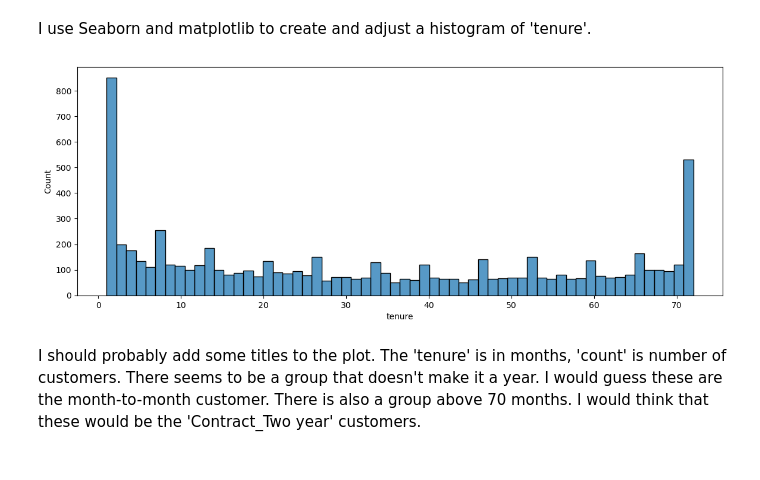
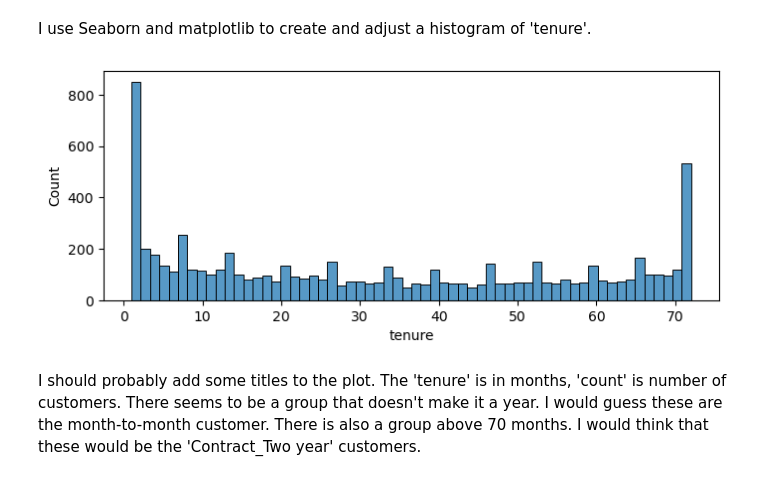
Before and after one commit to Joseph-J-Burton/Supervised-Learning-Capstone, a Jupyter notebook: 04-Sup-Learning-Capstone-Tree-Methods-Joe_porf.ipynb, the cells around one changed output. Saved outputs shown, nothing was run; the diff lists cells and outputs as text; code cells hidden in the pictures.

```diff
--- a/04-Sup-Learning-Capstone-Tree-Methods-Joe_porf.ipynb
+++ b/04-Sup-Learning-Capstone-Tree-Methods-Joe_porf.ipynb
@@ -277,10 +278,10 @@ I look at the bar plot above and see that both the 'One year'and 'Two year' are
 I use Seaborn and matplotlib to create and adjust a histogram of 'tenure'.
 # %%
 #CODE HERE
-plt.figure(figsize=(14,5))
+plt.figure(figsize=(8,3))
 sns.histplot(data=df,x='tenure',bins=60);
 # %% [output]
-[figure, old version]
+[figure, new version]
 # %% [markdown]
 I should probably add some titles to the plot. The 'tenure' is in months, 'count' is number of customers. There seems to be a group that doesn't make it a year. I would guess these are the month-to-month customer. There is also a group above 70 months. I would think that these would be the 'Contract_Two year' customers.
 # %% [markdown]
```
Also changed, not shown: parts of 119 cells of this notebook, 1 other file.
